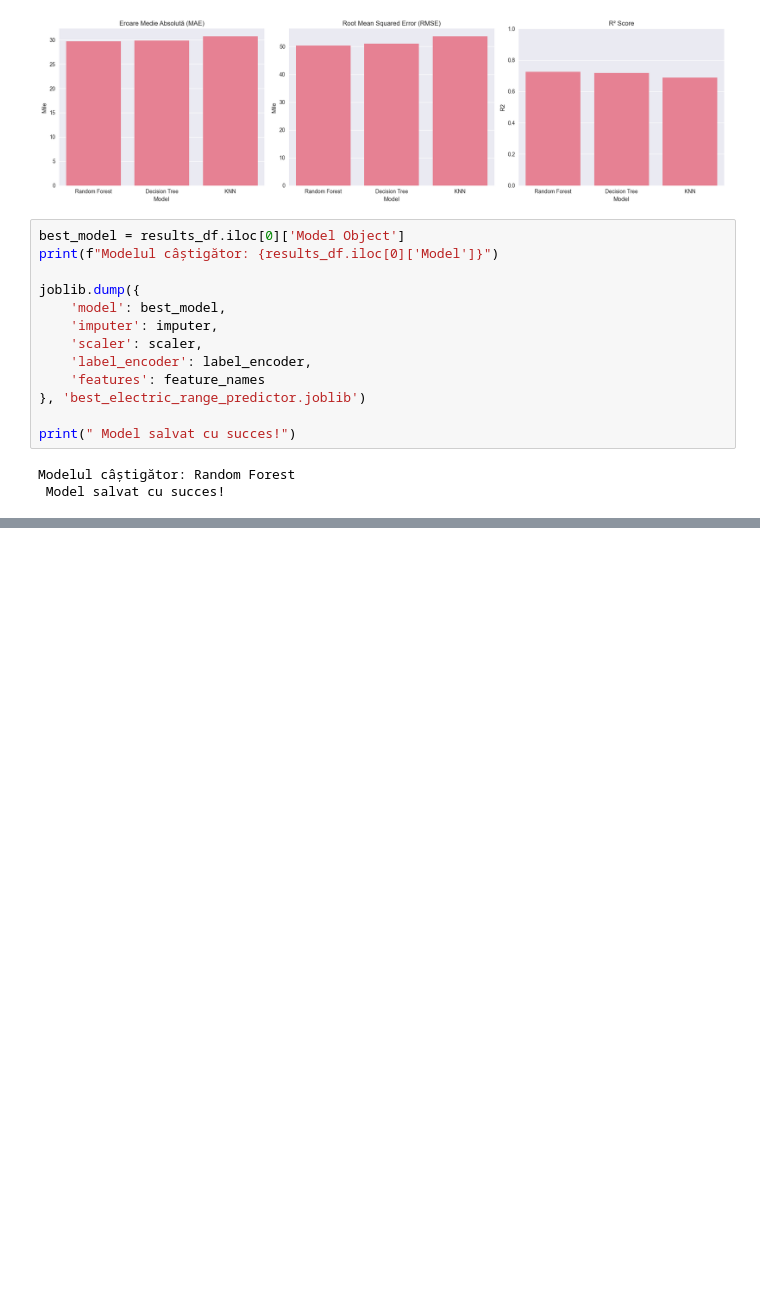
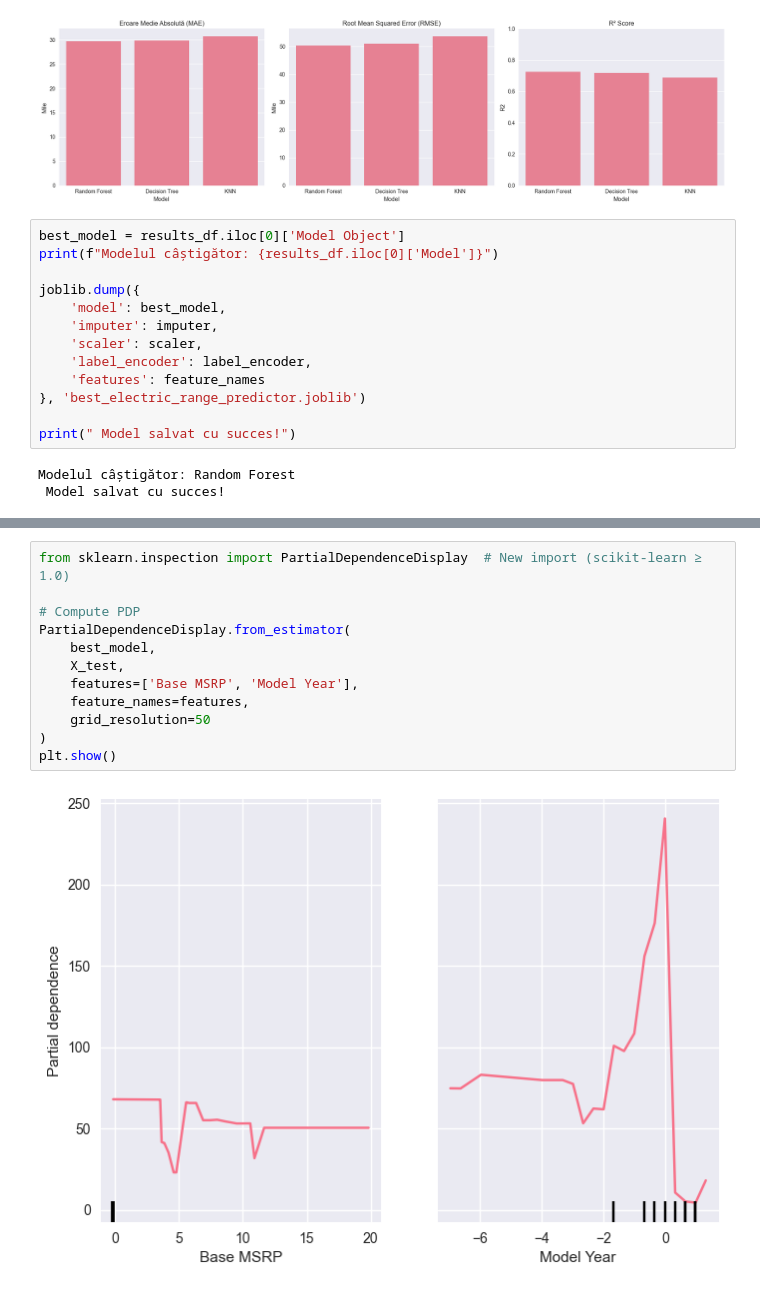
Before and after one commit to Copernicus12/Sisteme_Inteligente_-2025-, a Jupyter notebook: Electric_Vehicle_Population_Data.ipynb, the cells around one changed output, grey strips where cells are left out. Saved outputs shown, nothing was run; the diff lists cells and outputs as text; blank space fills up the shorter version.

```diff
--- a/Electric_Vehicle_Population_Data.ipynb
+++ b/Electric_Vehicle_Population_Data.ipynb
@@ -1092,0 +1182,14 @@ print(f" Intervalul electric prezis: {predicted_range:.1f} mile")
+# %%
+from sklearn.inspection import PartialDependenceDisplay  # New import (scikit-learn ≥ 1.0)
+
+# Compute PDP
+PartialDependenceDisplay.from_estimator(
+    best_model,
+    X_test,
+    features=['Base MSRP', 'Model Year'],
+    feature_names=features,
+    grid_resolution=50
+)
+plt.show()
+# %% [output]
+[figure, added]
```
Also changed, not shown: parts of 25 cells of this notebook, 1 other file.
